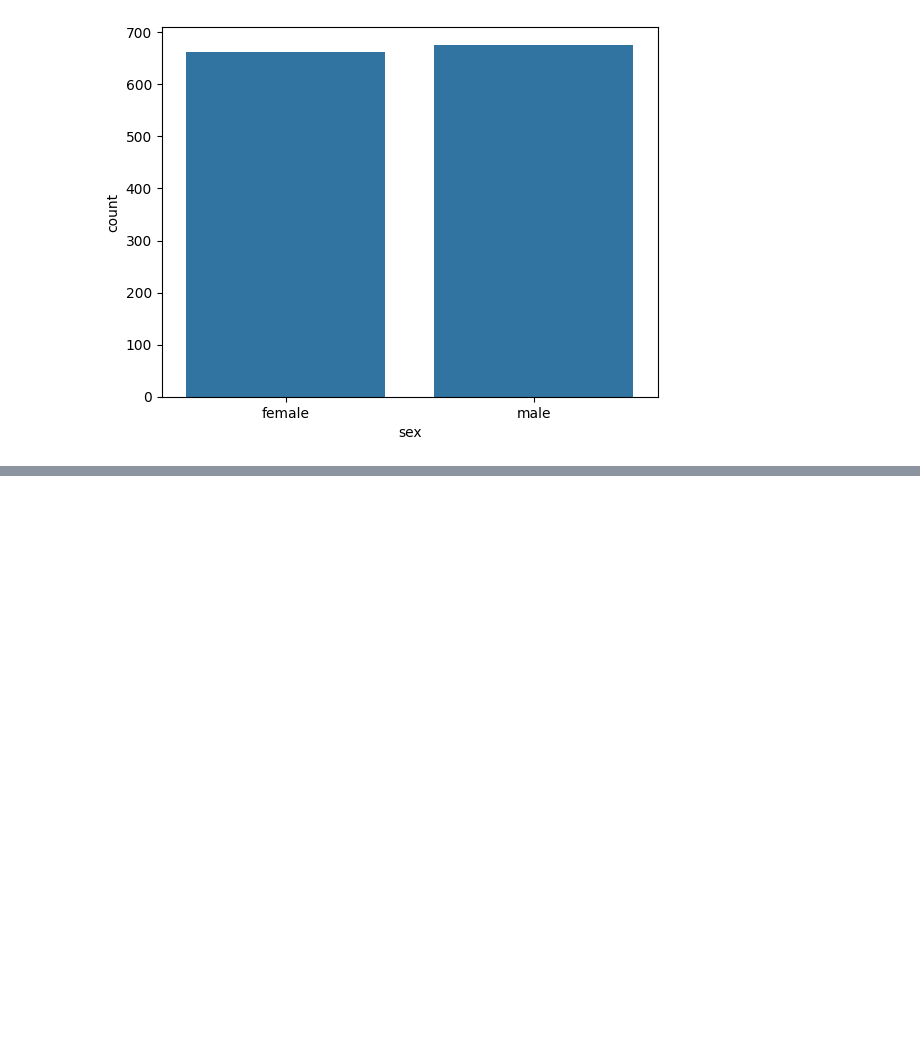
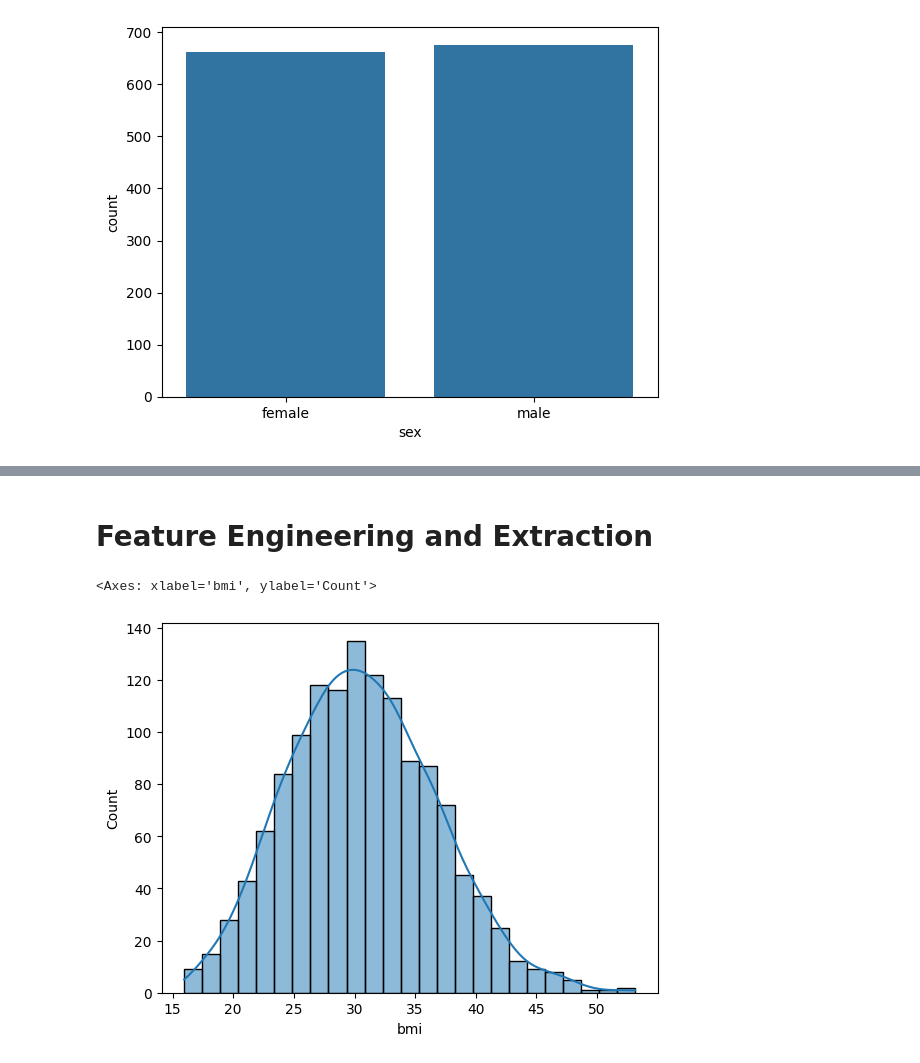
Before and after one commit to Deepakyati/Machine-Learning_2026, a Jupyter notebook: 3_Project1.ipynb, the cells around one changed output, grey strips where cells are left out. Drawn from its saved outputs; the diff is of its cells as text; code cells hidden in the pictures; blank space fills up the shorter version.

```diff
--- a/3_Project1.ipynb
+++ b/3_Project1.ipynb
@@ -105,0 +189,2 @@ sns.countplot(x='sex', data=df)
+# %%
+df_cleaned1['sex']=df_cleaned1['sex'].map({'male':0, 'female':1})  #label encoding
@@ -105,0 +207,2 @@ sns.countplot(x='sex', data=df)
+# %%
+df_cleaned1['smoker']=df_cleaned1['smoker'].map({'yes':1, 'no':0})  #label encoding
@@ -105,0 +218,4 @@ sns.countplot(x='sex', data=df)
+# %%
+#rename columns
+
+df_cleaned1.rename(columns={'sex':'is_female', 'smoker':'is_smoker'}, inplace=True)
@@ -105,0 +240,3 @@ sns.countplot(x='sex', data=df)
+# %%
+df_cleaned1=pd.get_dummies(df_cleaned1, columns=['region'], drop_first=True)
+df_cleaned1.head()
@@ -105,0 +266,7 @@ sns.countplot(x='sex', data=df)
+# %% [markdown]
+# Feature Engineering and Extraction
+# %%
+sns.histplot(df_cleaned1['bmi'],kde=True)
+# %% [output]
+<Axes: xlabel='bmi', ylabel='Count'>
+[figure, added]
```
Also changed, not shown: parts of 23 cells of this notebook.
